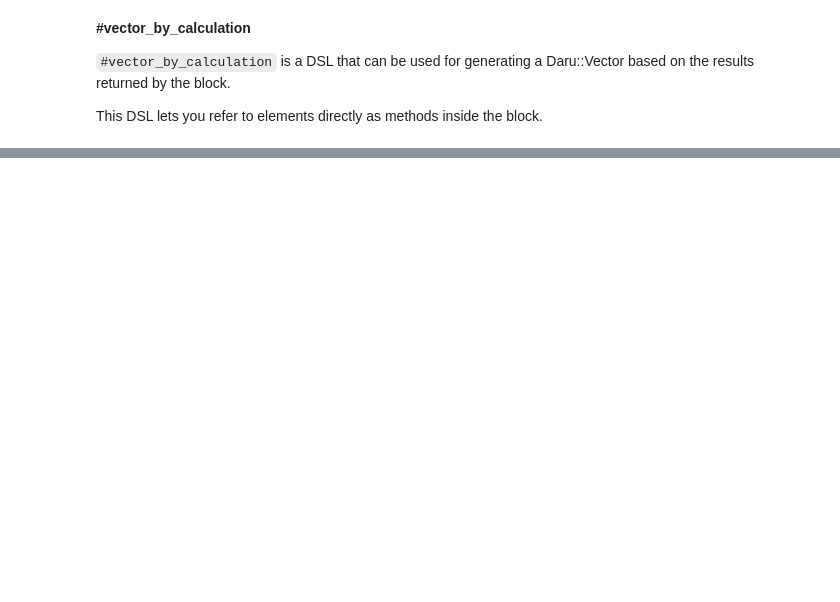
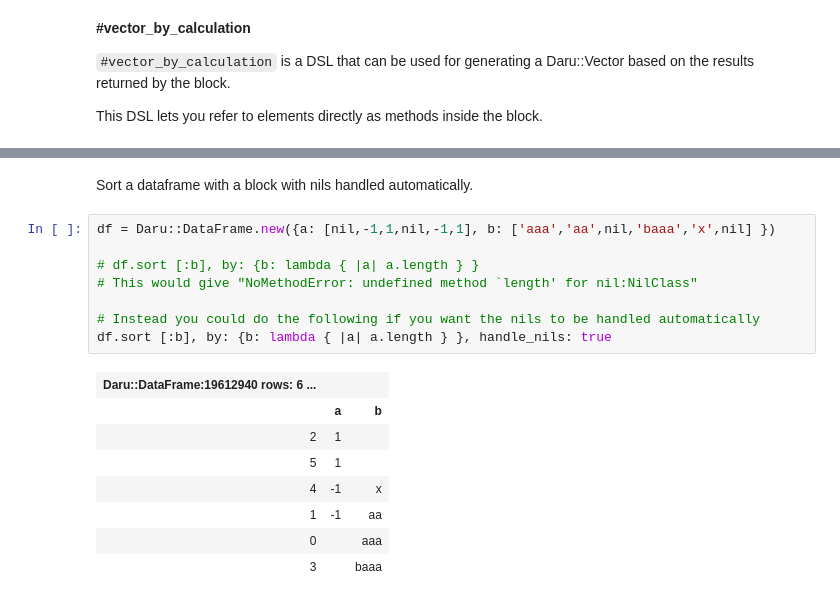
Before and after one commit to SciRuby/sciruby-notebooks, a Jupyter notebook: Data Analysis/Usage of DataFrame.ipynb, the cells around one changed output, grey strips where cells are left out. Saved outputs shown, nothing was run; the diff lists cells and outputs as text; blank space fills up the shorter version.

```diff
--- a/Data Analysis/Usage of DataFrame.ipynb
+++ b/Data Analysis/Usage of DataFrame.ipynb
@@ -713,0 +744,19 @@ df.sort([:a,:b,:c], ascending: [true, false, true], by: {c: lambda { |a,b| a.siz
+# %% [markdown]
+Sort a dataframe with a block with nils handled automatically.
+# %%
+df = Daru::DataFrame.new({a: [nil,-1,1,nil,-1,1], b: ['aaa','aa',nil,'baaa','x',nil] })
+
+# df.sort [:b], by: {b: lambda { |a| a.length } }
+# This would give "NoMethodError: undefined method `length' for nil:NilClass"
+
+# Instead you could do the following if you want the nils to be handled automatically
+df.sort [:b], by: {b: lambda { |a| a.length } }, handle_nils: true
+# %% [output]
+| Daru::DataFrame:19612940 rows: 6 ... |  |  |
+|  | a | b |
+| 2 | 1 |  |
+| 5 | 1 |  |
+| 4 | -1 | x |
+| 1 | -1 | aa |
+| 0 |  | aaa |
+| 3 |  | baaa |
```
Also changed, not shown: parts of 46 cells of this notebook, 3 other files.
